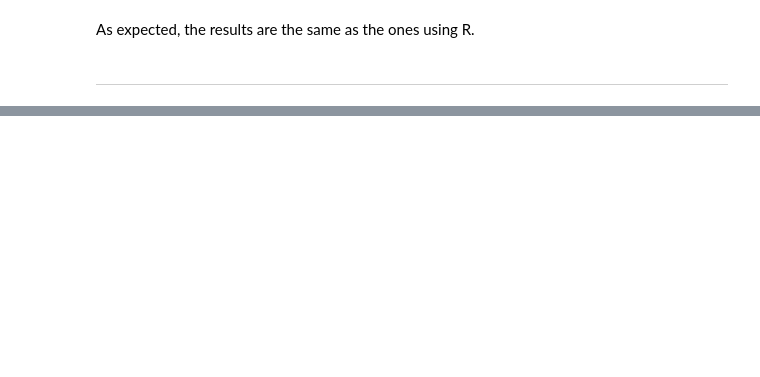
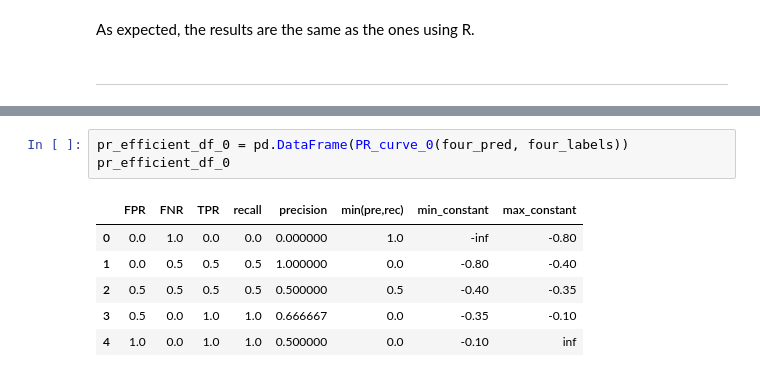
Before and after one commit to juruch/Internship-Sherbrooke, a Jupyter notebook: ROC-to-PR-Curve/PR.ipynb, the cells around one changed output, grey strips where cells are left out. Cells and saved outputs as stored; diff of their text form; blank space fills up the shorter version.

```diff
--- a/ROC-to-PR-Curve/PR.ipynb
+++ b/ROC-to-PR-Curve/PR.ipynb
@@ -446,0 +510,10 @@ In this case we can conclude that either 0, 1 or NaN could work. I would persona
+# %%
+pr_efficient_df_0 = pd.DataFrame(PR_curve_0(four_pred, four_labels))
+pr_efficient_df_0
+# %% [output]
+|  | FPR | FNR | TPR | recall | precision | min(pre,rec) | min_constant | max_constant |
+| 0 | 0.0 | 1.0 | 0.0 | 0.0 | 0.000000 | 1.0 | -inf | -0.80 |
+| 1 | 0.0 | 0.5 | 0.5 | 0.5 | 1.000000 | 0.0 | -0.80 | -0.40 |
+| 2 | 0.5 | 0.5 | 0.5 | 0.5 | 0.500000 | 0.5 | -0.40 | -0.35 |
+| 3 | 0.5 | 0.0 | 1.0 | 1.0 | 0.666667 | 0.0 | -0.35 | -0.10 |
+| 4 | 1.0 | 0.0 | 1.0 | 1.0 | 0.500000 | 0.0 | -0.10 | inf |
```
Also changed, not shown: parts of 70 cells of this notebook, 1 other file.
